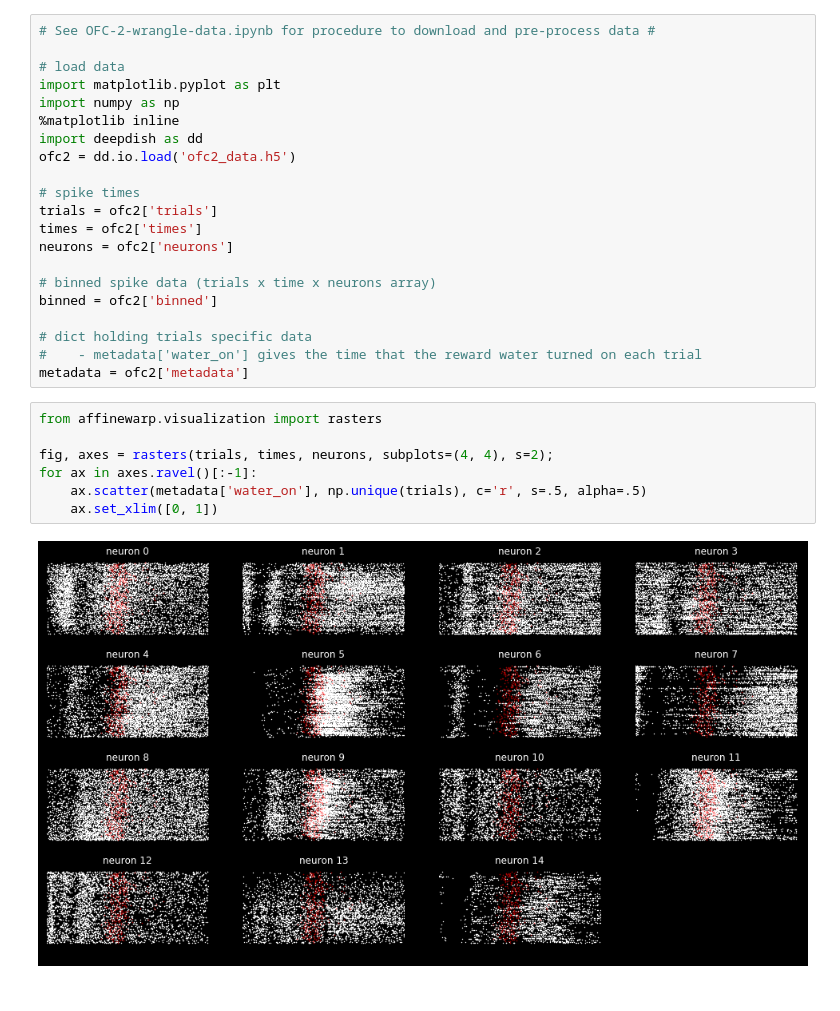
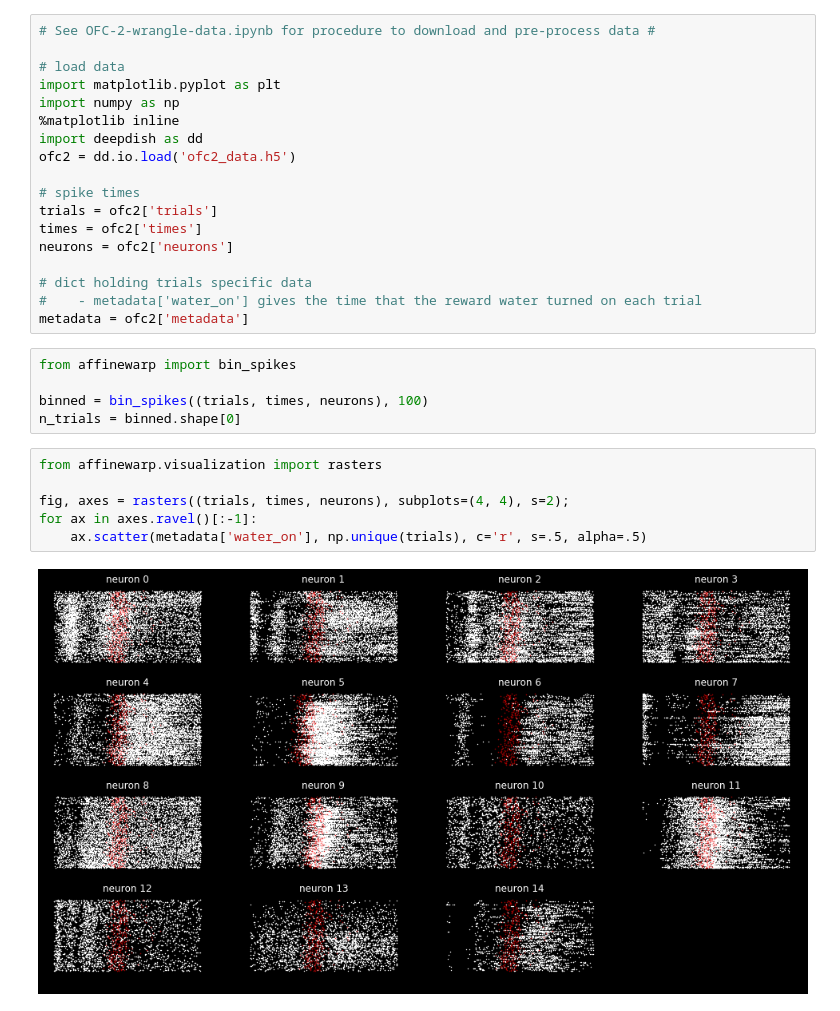
Before and after one commit to ahwillia/affinewarp, a Jupyter notebook: examples/OFC-2.ipynb, the cells around one changed output. Saved outputs shown, nothing was run; the diff lists cells and outputs as text.

```diff
--- a/examples/OFC-2.ipynb
+++ b/examples/OFC-2.ipynb
@@ -52,21 +62,22 @@ trials = ofc2['trials']
 times = ofc2['times']
 neurons = ofc2['neurons']
 
-# binned spike data (trials x time x neurons array)
-binned = ofc2['binned']
-
 # dict holding trials specific data
 #    - metadata['water_on'] gives the time that the reward water turned on each trial
 metadata = ofc2['metadata']
+# %%
+from affinewarp import bin_spikes
+
+binned = bin_spikes((trials, times, neurons), 100)
+n_trials = binned.shape[0]
 # %%
 from affinewarp.visualization import rasters
 
-fig, axes = rasters(trials, times, neurons, subplots=(4, 4), s=2);
+fig, axes = rasters((trials, times, neurons), subplots=(4, 4), s=2);
 for ax in axes.ravel()[:-1]:
     ax.scatter(metadata['water_on'], np.unique(trials), c='r', s=.5, alpha=.5)
-    ax.set_xlim([0, 1])
 # %% [output]
-[figure, old version]
+[figure, new version]
 # %%
 # specify model
 from affinewarp import AffineWarping
```
Also changed, not shown: parts of 3 cells of this notebook, 6 other files.
